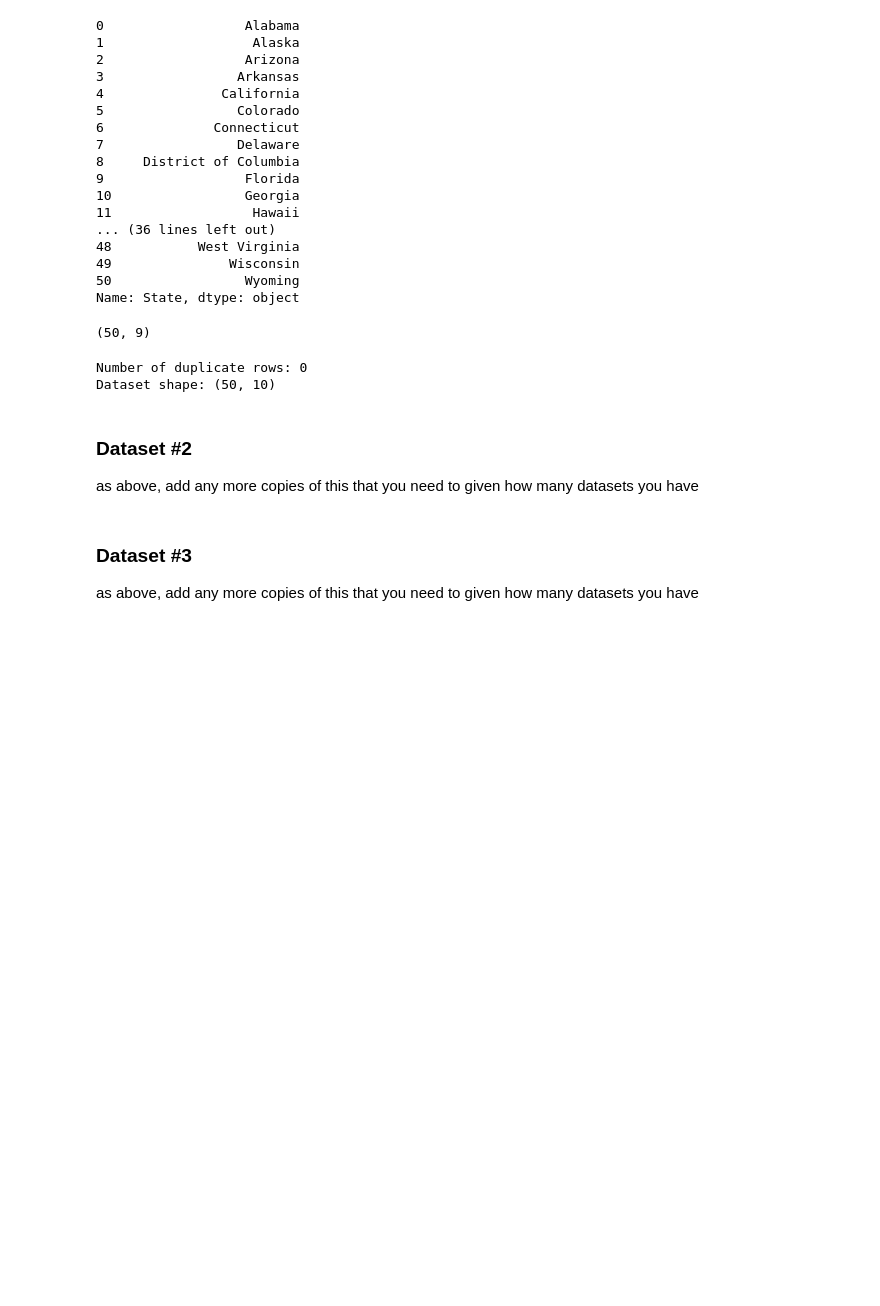
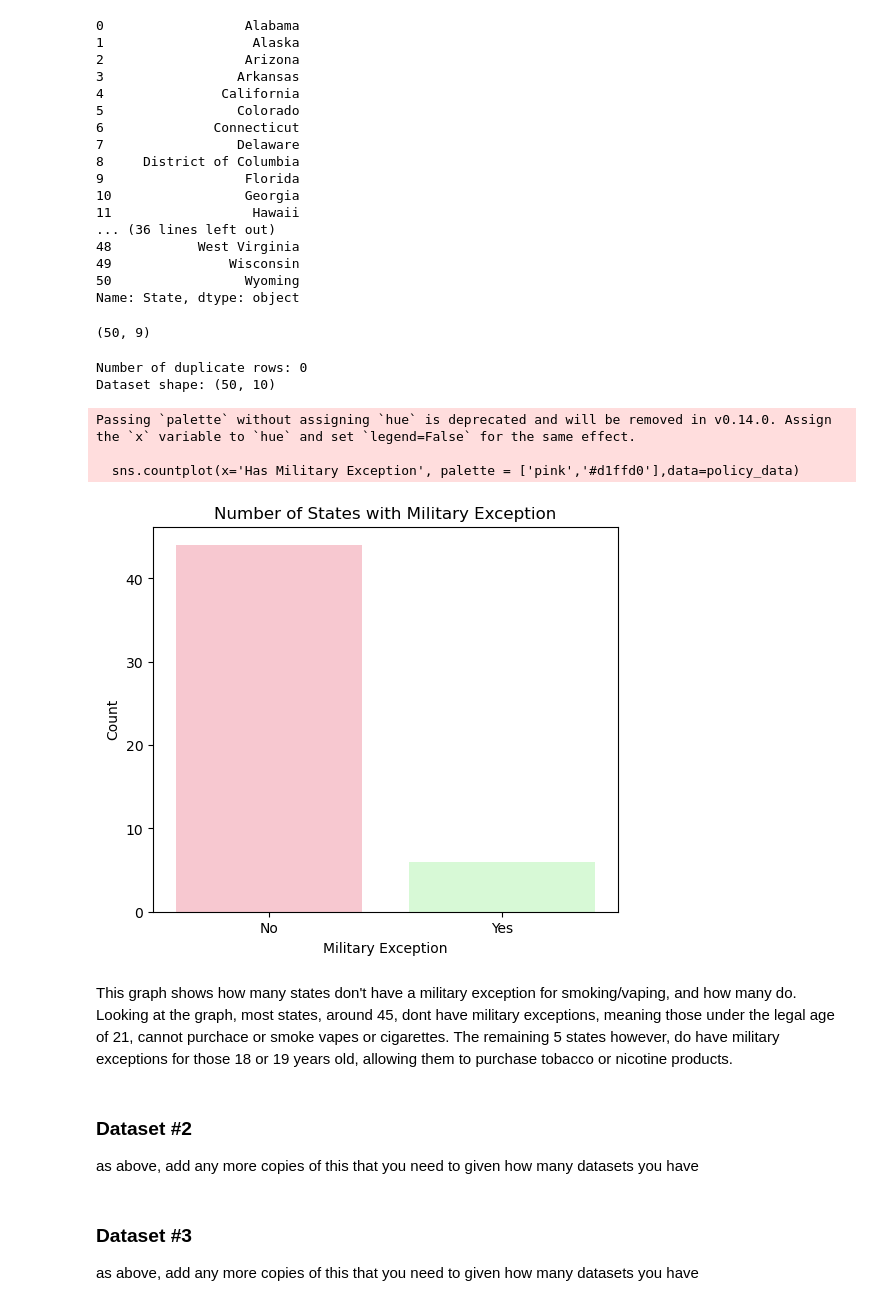
Before and after one commit to COGS108/Group103_WI26, a Jupyter notebook: 02-EDACheckpoint.ipynb, the cells around one changed output. Cells and saved outputs as stored; diff of their text form; code cells hidden in the pictures; blank space fills up the shorter version.

Commit message:
added graph 3 for eda 1

```diff
--- a/02-EDACheckpoint.ipynb
+++ b/02-EDACheckpoint.ipynb
@@ -271,6 +271,22 @@ policy_data.to_csv("data/02-processed/policy_data_cleaned.csv", index=False)
 # %% [output]
 Number of duplicate rows: 0
 Dataset shape: (50, 10)
+# %%
+policy_data['Has Military Exception'] = policy_data['Military Exception Age'].apply(lambda x: 'Yes' if x > 0 else 'No')
+
+plt.figure(figsize=(6, 5))
+sns.countplot(x='Has Military Exception', palette = ['pink','#d1ffd0'],data=policy_data)
+plt.title('Number of States with Military Exception')
+plt.xlabel('Military Exception')
+plt.ylabel('Count')
+plt.show()
+# %% [output]
+Passing `palette` without assigning `hue` is deprecated and will be removed in v0.14.0. Assign the `x` variable to `hue` and set `legend=False` for the same effect.
+
+  sns.countplot(x='Has Military Exception', palette = ['pink','#d1ffd0'],data=policy_data)
+[figure, added]
+# %% [markdown]
+This graph shows how many states don't have a military exception for smoking/vaping, and how many do. Looking at the graph, most states, around 45, dont have military exceptions, meaning those under the legal age of 21, cannot purchace or smoke vapes or cigarettes. The remaining 5 states however, do have military exceptions for those 18 or 19 years old, allowing them to purchase tobacco or nicotine products.
 # %% [markdown]
 ### Dataset #2
  as above, add any more copies of this that you need to given how many datasets you have
```
Also changed, not shown: 1 other file.
